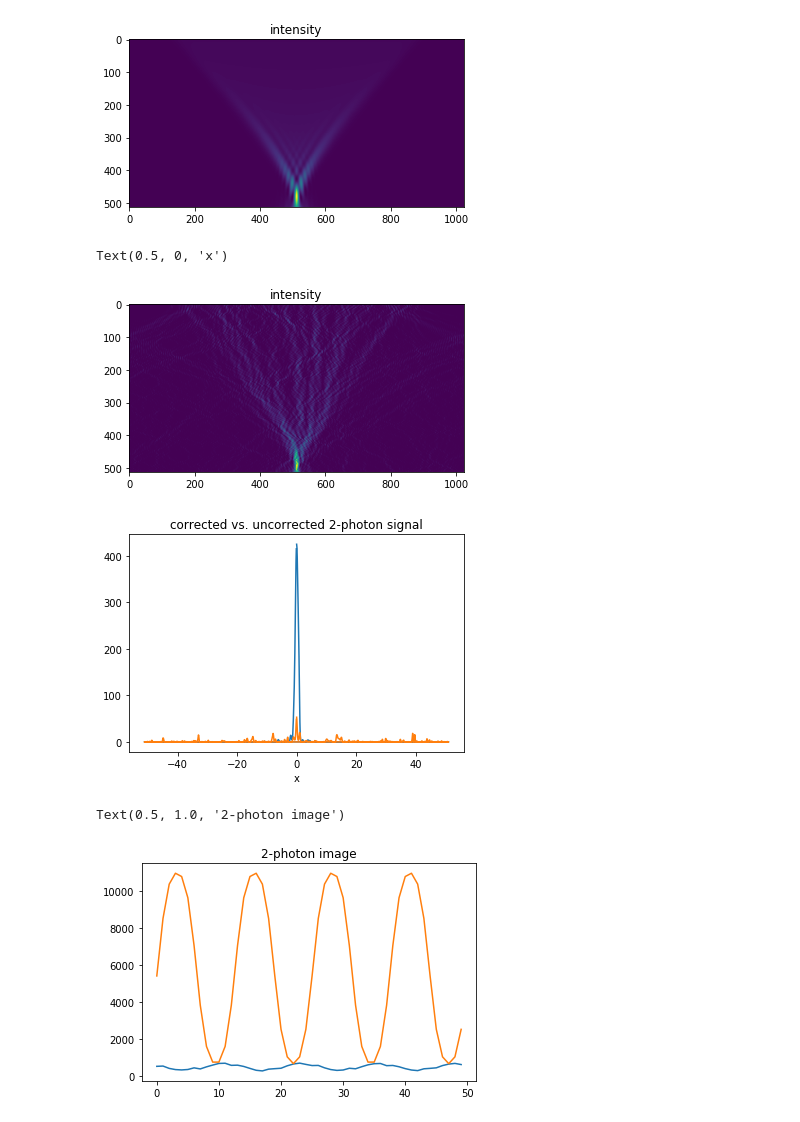
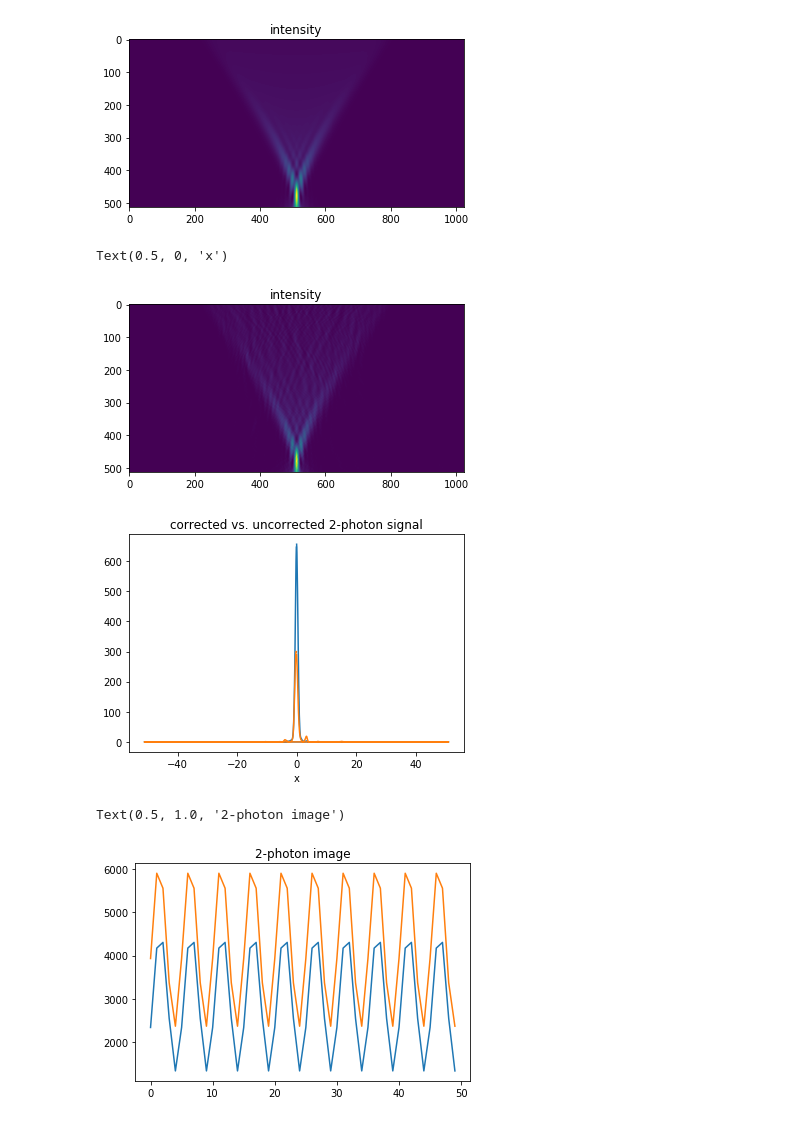
Before and after one commit to PrintRind/Turbid-Media-Propagation-Simulation, a Jupyter notebook: AO test.ipynb, the cells around one changed output. Cells and saved outputs as stored; diff of their text form; code cells hidden in the pictures.

```diff
--- a/AO test.ipynb
+++ b/AO test.ipynb
@@ -7,7 +7,7 @@ import matplotlib.pyplot as plt
 #user parameters
 
 N=np.array([512, 1024]) # size of grid z,x
-u=np.array([.2, .1]) #units z, x in lambda
+u=np.array([.15, .1]) #units z, x in lambda
 NA=0.5 #NA of lens
 RI=np.array([1.33, 1.4]) #refractive indices of turbid sample (we assume a binary RI-distribution for simplicity)
 # %%
@@ -29,11 +29,16 @@ tmp=np.random.random(N) #array of random numbers with dimensions of N
 #low-pass filtering of random sample (performed in k-space)
 
 F_tmp=np.fft.fft2(tmp)  #fourier transform random array
-sigma=N/10*u  # 10% of simulation region ~ 5x10 wavelengths in real space
+sigma=N/20*u  # 10% of simulation region ~ 5x10 wavelengths in real space
 F_filter=np.exp(-X**2/sigma[1]**2-(Z-N[0]*u[0]/2)**2/sigma[0]**2) #Gaussian LP filter function
 tmp2=np.fft.fftshift(np.fft.fft2(np.fft.ifftshift(F_filter*F_tmp))) #apply filter, undo shift to center spectrum on zero in k space
                                                                     #2d fft back to lambda space and shift center back to zero
 sample=np.fft.ifftshift((tmp2/np.max(tmp2)>0.1)*(RI[1]-RI[0])+RI[0], 1) #undo shift to center on zero for X axis, and threshold normalized values to >0.1
+
+
+
+#sample[0:50,:]=1.33
+sample[50::,:]=1.33
 plt.imshow(np.real(sample),cmap='jet')   #Plot real part of filtered random refractive indices
 plt.title('RI distribution of sample')
 # %% [output]
@@ -196,19 +201,21 @@ plt.title('corrected vs. uncorrected 2-photon signal')
 plt.xlabel('x')
 # %% [output]
 Text(0.5, 0, 'x')
-[figure, old version]
+[figure, new version]
-[figure, old version]
+[figure, new version]
 # %%
 #focusing through a clear sample
 
-image=scan(E_in, sample_clear, 50, 4, 200)
-image_corr=scan(abs(E_in)*E_corr/abs(E_corr), sample_clear, 50, 4, 200)
+P=20 #grating periode
+
+image=scan(E_in, sample_clear, P, 4, 200)
+image_corr=scan(abs(E_in)*E_corr/abs(E_corr), sample_clear, P, 4, 200)
 plt.plot(image_corr)
 plt.plot(image)
 plt.title('2-photon image')
 # %% [output]
 Text(0.5, 1.0, '2-photon image')
-[figure, old version]
+[figure, new version]
 # %%
 #focusing through the scattering sample
 
```
Also changed, not shown: parts of 5 cells of this notebook.
